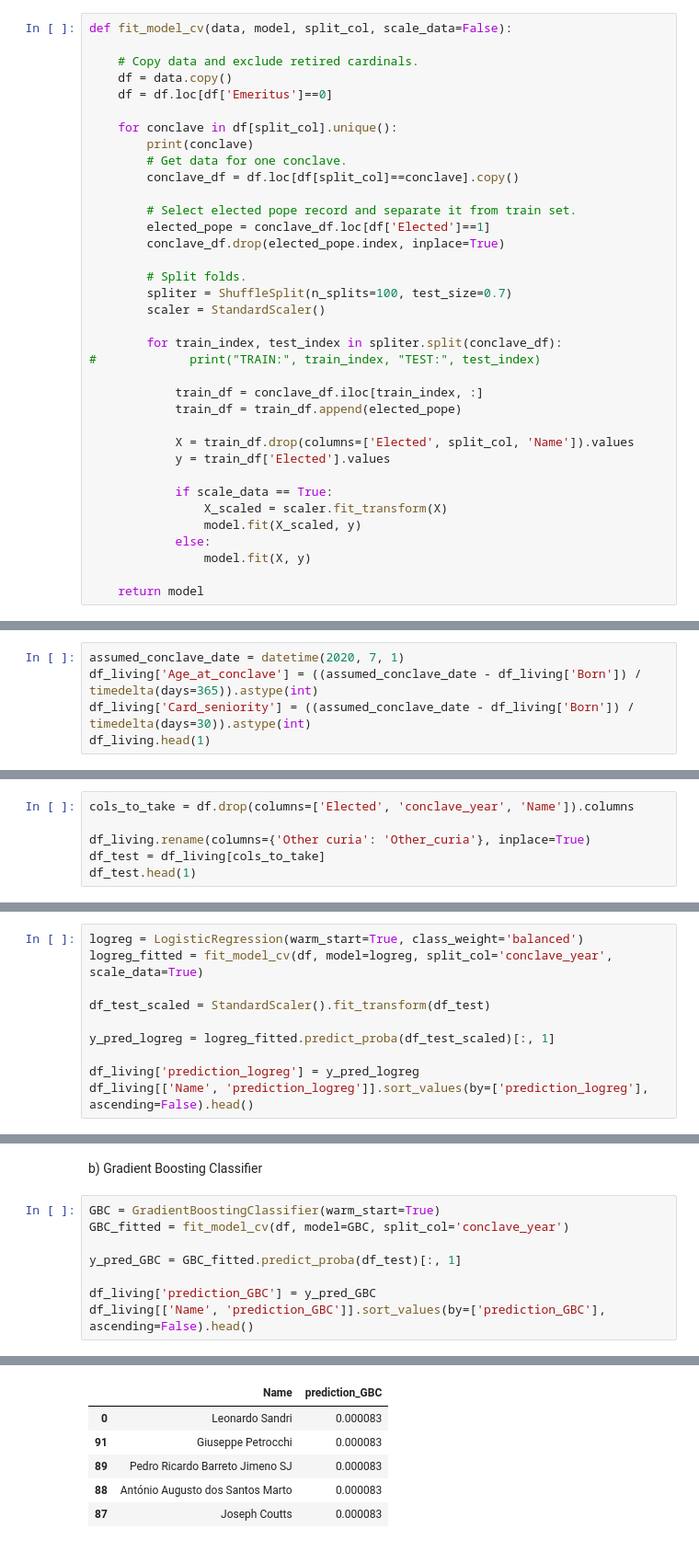
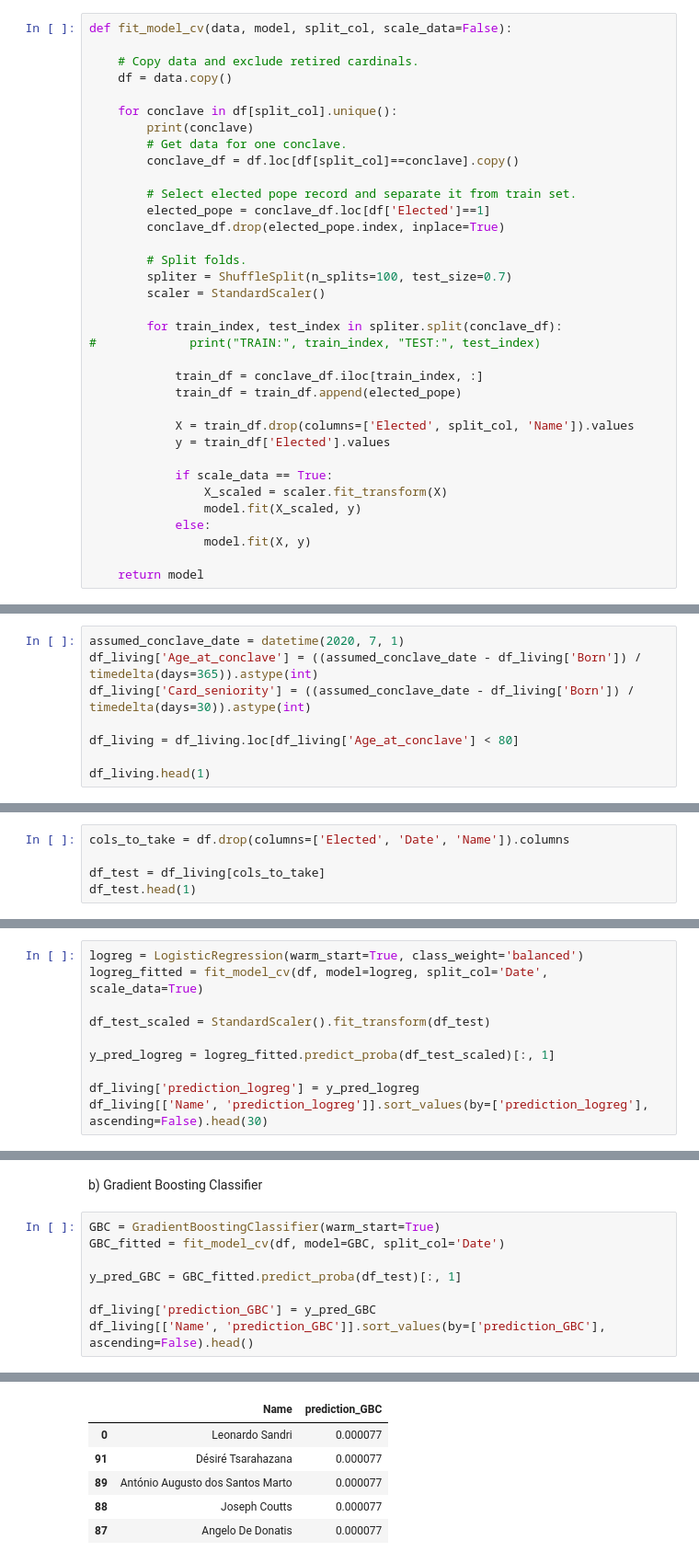
Before and after one commit to kozlowski-j/conclave_predict, a Jupyter notebook: 3. Model playground.ipynb, the cells around one changed output, grey strips where cells are left out. Shown at 92% size. Drawn from its saved outputs; the diff is of its cells as text.

```diff
--- a/3. Model playground.ipynb
+++ b/3. Model playground.ipynb
@@ -16,7 +16,6 @@ def fit_model_cv(data, model, split_col, scale_data=False):
 
     # Copy data and exclude retired cardinals.
     df = data.copy()
-    df = df.loc[df['Emeritus']==0]
 
     for conclave in df[split_col].unique():
         print(conclave)
@@ -59,5 +58,8 @@ datetime.datetime(2020, 7, 1, 0, 0)
 assumed_conclave_date = datetime(2020, 7, 1)
 df_living['Age_at_conclave'] = ((assumed_conclave_date - df_living['Born']) / timedelta(days=365)).astype(int)
 df_living['Card_seniority'] = ((assumed_conclave_date - df_living['Born']) / timedelta(days=30)).astype(int)
+
+df_living = df_living.loc[df_living['Age_at_conclave'] < 80]
+
 df_living.head(1)
 # %% [output]
@@ -65,8 +67,7 @@ df_living.head(1)
 | 0 | Leonardo Sandri | 1943-11-18 | 2007-11-24 | 1 | 0 | 0 | 0 | 0 | 0 | 0 | ... |
 # %%
-cols_to_take = df.drop(columns=['Elected', 'conclave_year', 'Name']).columns
+cols_to_take = df.drop(columns=['Elected', 'Date', 'Name']).columns
 
-df_living.rename(columns={'Other curia': 'Other_curia'}, inplace=True)
 df_test = df_living[cols_to_take]
 df_test.head(1)
 # %% [output]
@@ -79,11 +92,11 @@ a) Logistic Regression
 # %%
 logreg = LogisticRegression(warm_start=True, class_weight='balanced')
-logreg_fitted = fit_model_cv(df, model=logreg, split_col='conclave_year', scale_data=True)
+logreg_fitted = fit_model_cv(df, model=logreg, split_col='Date', scale_data=True)
 
 df_test_scaled = StandardScaler().fit_transform(df_test)
 
 y_pred_logreg = logreg_fitted.predict_proba(df_test_scaled)[:, 1]
 
 df_living['prediction_logreg'] = y_pred_logreg
-df_living[['Name', 'prediction_logreg']].sort_values(by=['prediction_logreg'], ascending=False).head()
+df_living[['Name', 'prediction_logreg']].sort_values(by=['prediction_logreg'], ascending=False).head(30)
 # %% [output]
@@ -103,7 +129,7 @@ df_living[['Name', 'prediction_logreg']].sort_values(by=['prediction_logreg'], a
 b) Gradient Boosting Classifier
 # %%
 GBC = GradientBoostingClassifier(warm_start=True)
-GBC_fitted = fit_model_cv(df, model=GBC, split_col='conclave_year')
+GBC_fitted = fit_model_cv(df, model=GBC, split_col='Date')
 
 y_pred_GBC = GBC_fitted.predict_proba(df_test)[:, 1]
 
@@ -119,6 +147,6 @@ df_living[['Name', 'prediction_GBC']].sort_values(by=['prediction_GBC'], ascendi
 |  | Name | prediction_GBC |
-| 0 | Leonardo Sandri | 0.000083 |
-| 91 | Giuseppe Petrocchi | 0.000083 |
-| 89 | Pedro Ricardo Barreto Jimeno SJ | 0.000083 |
-| 88 | António Augusto dos Santos Marto | 0.000083 |
-| 87 | Joseph Coutts | 0.000083 |
+| 0 | Leonardo Sandri | 0.000077 |
+| 91 | Désiré Tsarahazana | 0.000077 |
+| 89 | António Augusto dos Santos Marto | 0.000077 |
+| 88 | Joseph Coutts | 0.000077 |
+| 87 | Angelo De Donatis | 0.000077 |
```
Also changed, not shown: parts of 4 cells of this notebook, 3 other files.
